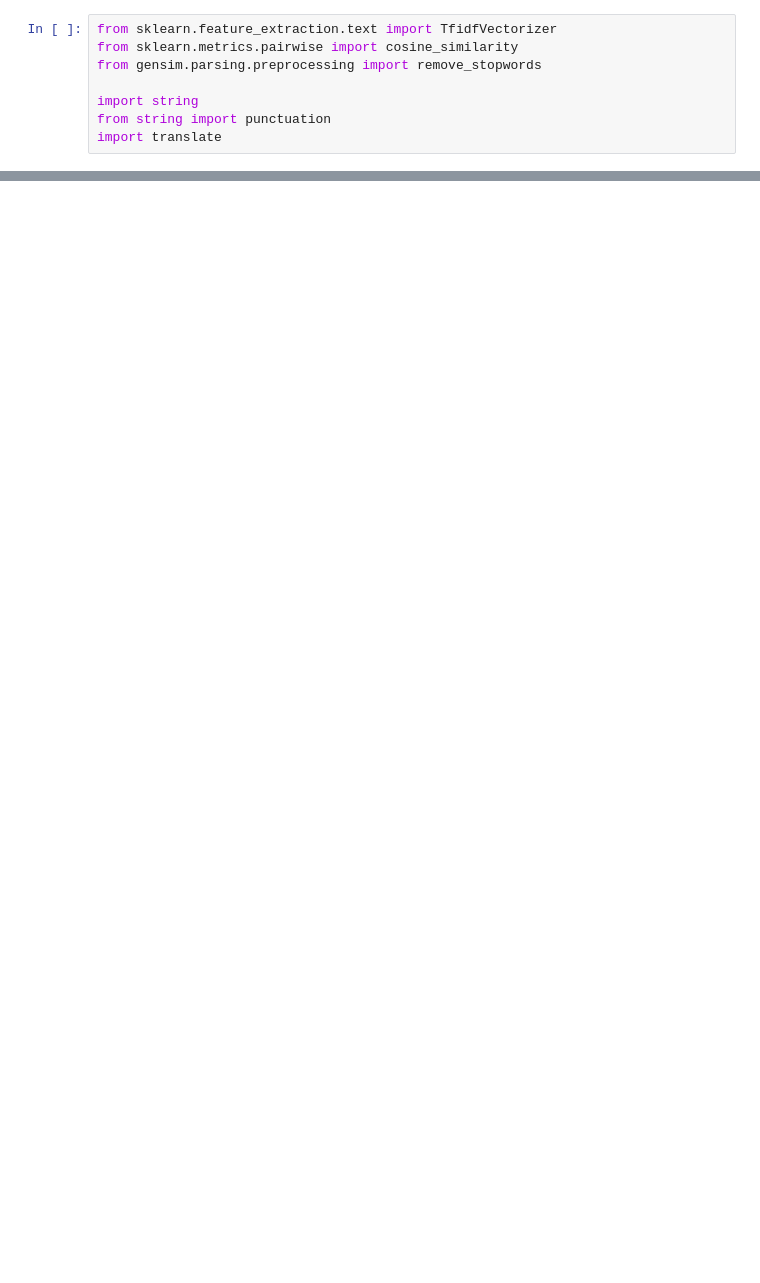
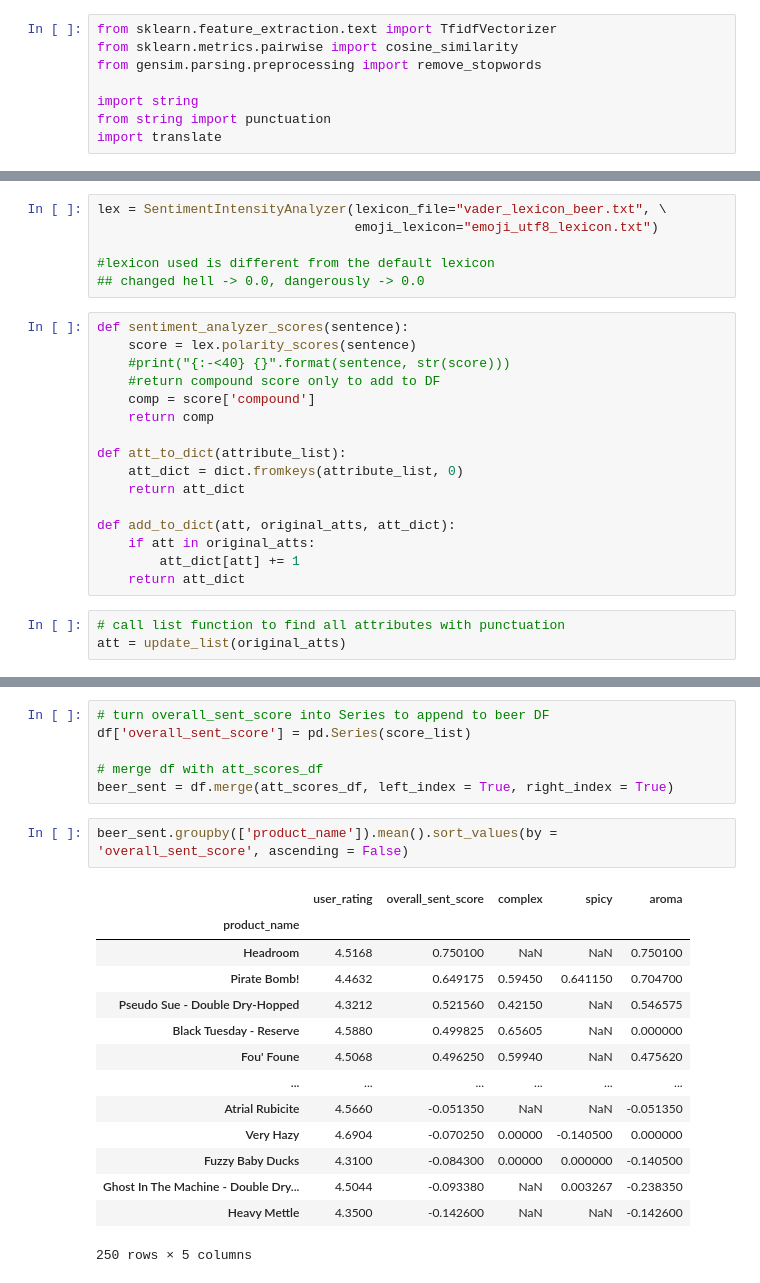
Before and after one commit to d-r-n/Beer-Recommendation-System, a Jupyter notebook: Beer Recommendation System/Beer Recommender.ipynb, the cells around one changed output, grey strips where cells are left out. Drawn from its saved outputs; the diff is of its cells as text; blank space fills up the shorter version.

Commit message:
Update Beer Recommender.ipynb
finish

```diff
--- a/Beer Recommendation System/Beer Recommender.ipynb
+++ b/Beer Recommendation System/Beer Recommender.ipynb
@@ -97,0 +175,25 @@ import translate
+# %%
+lex = SentimentIntensityAnalyzer(lexicon_file="vader_lexicon_beer.txt", \
+                                 emoji_lexicon="emoji_utf8_lexicon.txt")
+
+#lexicon used is different from the default lexicon
+## changed hell -> 0.0, dangerously -> 0.0
+# %%
+def sentiment_analyzer_scores(sentence):
+    score = lex.polarity_scores(sentence)
+    #print("{:-<40} {}".format(sentence, str(score)))
+    #return compound score only to add to DF
+    comp = score['compound']
+    return comp
+
+def att_to_dict(attribute_list):
+    att_dict = dict.fromkeys(attribute_list, 0)
+    return att_dict
+
+def add_to_dict(att, original_atts, att_dict):
+    if att in original_atts:
+        att_dict[att] += 1
+    return att_dict
+# %%
+# call list function to find all attributes with punctuation
+att = update_list(original_atts)
@@ -97,0 +317,23 @@ import translate
+# %%
+# turn overall_sent_score into Series to append to beer DF
+df['overall_sent_score'] = pd.Series(score_list)
+
+# merge df with att_scores_df
+beer_sent = df.merge(att_scores_df, left_index = True, right_index = True)
+# %%
+beer_sent.groupby(['product_name']).mean().sort_values(by = 'overall_sent_score', ascending = False)
+# %% [output]
+|  | user_rating | overall_sent_score | complex | spicy | aroma |
+| product_name |  |  |  |  |  |
+| Headroom | 4.5168 | 0.750100 | NaN | NaN | 0.750100 |
+| Pirate Bomb! | 4.4632 | 0.649175 | 0.59450 | 0.641150 | 0.704700 |
+| Pseudo Sue - Double Dry-Hopped | 4.3212 | 0.521560 | 0.42150 | NaN | 0.546575 |
+| Black Tuesday - Reserve | 4.5880 | 0.499825 | 0.65605 | NaN | 0.000000 |
+| Fou' Foune | 4.5068 | 0.496250 | 0.59940 | NaN | 0.475620 |
+| ... | ... | ... | ... | ... | ... |
+| Atrial Rubicite | 4.5660 | -0.051350 | NaN | NaN | -0.051350 |
+| Very Hazy | 4.6904 | -0.070250 | 0.00000 | -0.140500 | 0.000000 |
+| Fuzzy Baby Ducks | 4.3100 | -0.084300 | 0.00000 | 0.000000 | -0.140500 |
+| Ghost In The Machine - Double Dry... | 4.5044 | -0.093380 | NaN | 0.003267 | -0.238350 |
+| Heavy Mettle | 4.3500 | -0.142600 | NaN | NaN | -0.142600 |
+250 rows × 5 columns
```
Also changed, not shown: parts of 32 cells of this notebook.
